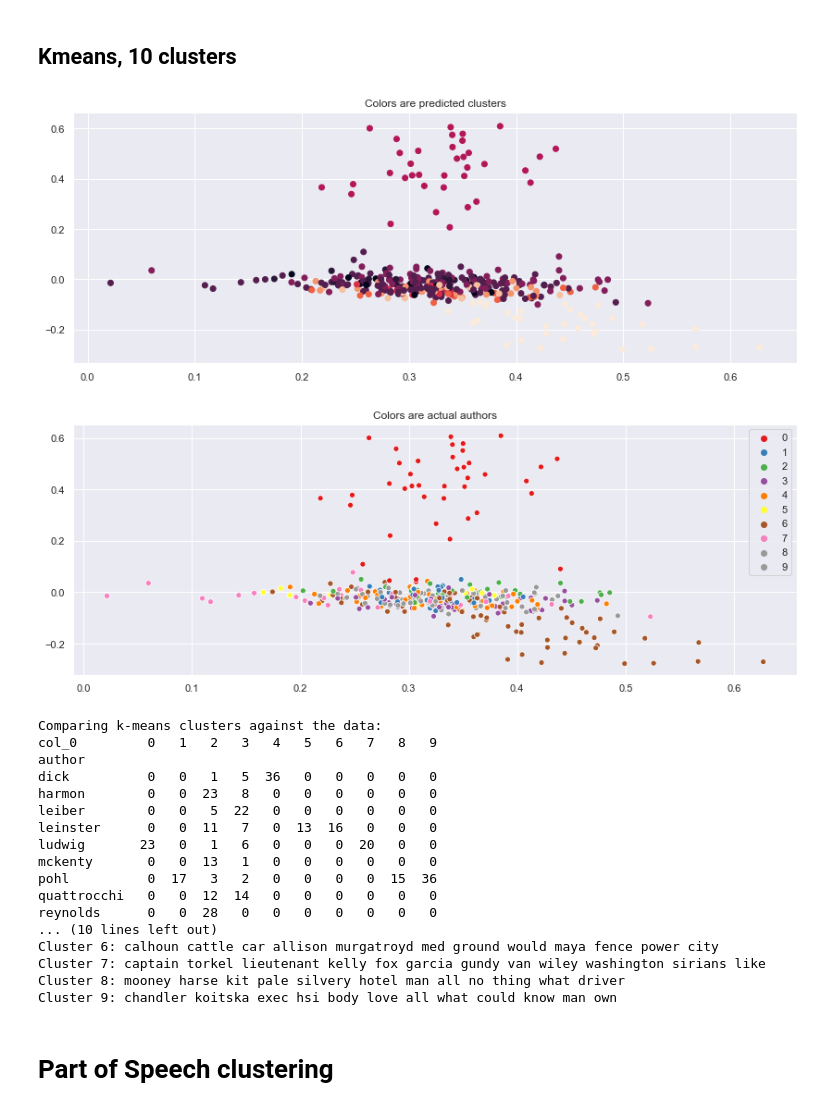
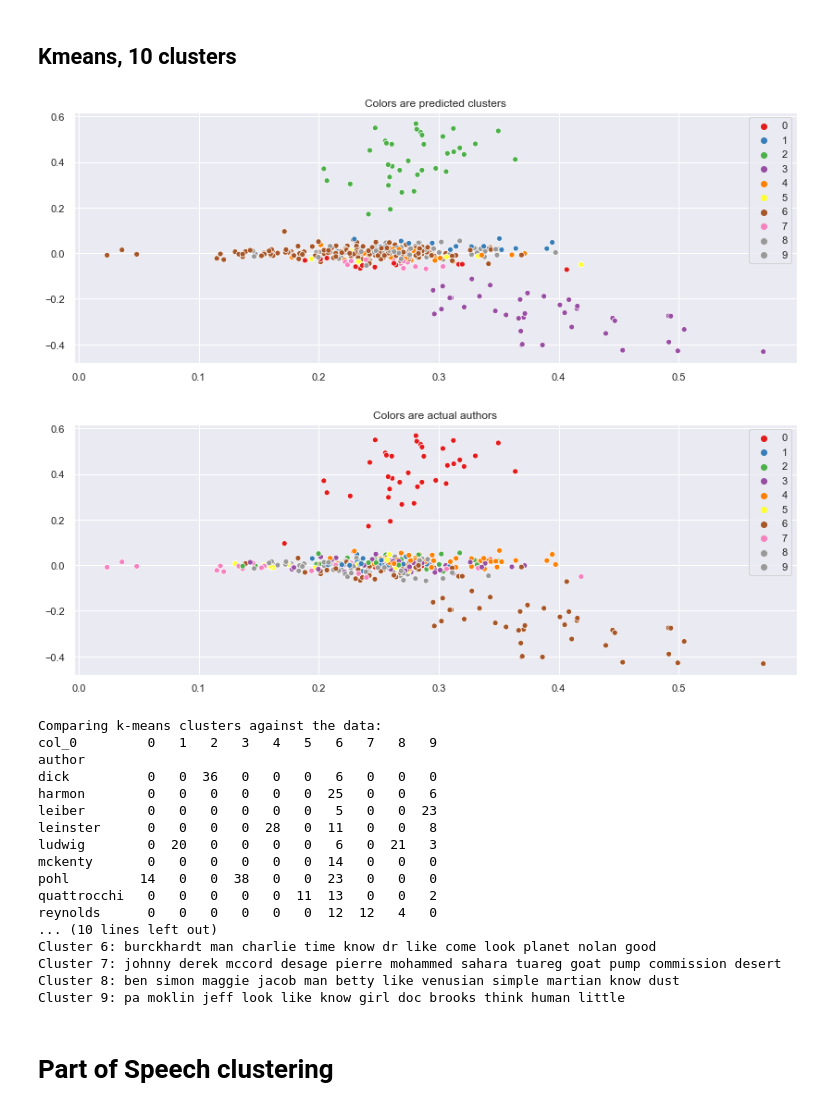
Before and after one commit to cbevis/U4_Capstone, a Jupyter notebook: U4_Capstone.ipynb, the cells around one changed output. Saved outputs shown, nothing was run; the diff lists cells and outputs as text; code cells hidden in the pictures.

```diff
--- a/U4_Capstone.ipynb
+++ b/U4_Capstone.ipynb
@@ -164,7 +164,7 @@ path = 'science_fiction/'
 path_clean = 'science_fiction_cleaned/'
 
 # Change this to False if the files have already been cleaned
-clean_file = True
+clean_file = False
 
 if clean_file == False:
     path = path_clean
@@ -222,11 +222,3 @@ df.reset_index(inplace=True, drop=True)
 df.shape
 # %% [output]
 (503, 3)
-# %%
-# Found a typo in 2 file names
-df.loc[df['author']=='stetcher', 'author'] = 'stecher'
-df.loc[df['text']=='stetcher1', 'text'] = 'stecher1'
-df.loc[df['text']=='stetcher2', 'text'] = 'stecher2'
-
-# Check that authors loaded in correctly
-df['author'].unique()
@@ -303,6 +300,3 @@ df_pos = pd.DataFrame(X_pos.toarray(), columns=columns_pos)
  [ 42  45  34 ...  63   0  75]
  [ 37  35  21 ...  44   0  77]
  [ 59  54  40 ... 118   0 113]]
-# %%
-# Only do this one time
-df = df.join(df_pos, lsuffix='words', rsuffix='pos')
@@ -376,7 +384,7 @@ X_train, X_test, y_train, y_test = train_test_split(both_sents,
 
 vectorizer_tfidf = TfidfVectorizer(max_df=0.75, # drop words that occur in more than this % of paragraphs
                              min_df=5, # only use words that appear at least 5 times
-                             #stop_words='english',
+                             stop_words=STOP_WORDS,
                              lowercase=True, #convert everything to lower case
                              use_idf=True,#we definitely want to use inverse document frequencies in our weighting
                              norm=u'l2', #Applies a correction factor so that longer paragraphs and shorter paragraphs get treated equally
@@ -412,6 +420,10 @@ for i, j in zip(*X_train_tfidf_csr.nonzero()):
 df_tfidf_train = pd.DataFrame(X_train_tfidf.toarray(), columns=list(terms))
 df_tfidf_test = pd.DataFrame(X_test_tfidf.toarray(), columns=list(terms))
 
+# This is a little redundant, but used later to join with the full dataframe, could also join
+# the train and test dataframes
+df_tfidf = pd.DataFrame(vectorizer_tfidf.transform(both_sents).toarray(), columns=list(terms))
+
 # Reduce number of features
 svd = TruncatedSVD(200)
 lsa = make_pipeline(svd, Normalizer(copy=False))
@@ -483,7 +491,7 @@ km = KMeans(n_clusters=10)
 y_pred = km.fit_predict(X_train_lsa)
 
 # Plot the solution.
-plt.scatter(X_train_lsa[:, 0], X_train_lsa[:, 1], c=y_pred)
+sns.scatterplot(X_train_lsa[:, 0], X_train_lsa[:, 1], hue=y_pred, legend='full', palette='Set1')
 plt.title('Colors are predicted clusters')
 plt.show()
 
@@ -491,49 +499,49 @@ le = LabelEncoder()
 y_train_enc = le.fit_transform(y_train)
 y_test_enc = le.fit_transform(y_test)
 
 sns.scatterplot(X_train_lsa[:, 0], X_train_lsa[:, 1], hue=y_train_enc, legend='full', palette='Set1')
 plt.title('Colors are actual authors')
 plt.show()
 # Check the solution against the data.
 print('Comparing k-means clusters against the data:')
 print(pd.crosstab(y_train, y_pred))
 
 # Can also pring label encoded values cross tabs to compare with cluster
 # print('\nCrosstab with label encoded values.  Columns are clusters\n')
 # print(pd.crosstab(y_train_enc, y_pred))
 
 print('\nAdjusted Rand Index: {:.2f}'.format(metrics.adjusted_rand_score(y_train, y_pred)))
 print('Silhouette Score: {:.2f}'.format(metrics.silhouette_score(X_train_lsa,
                                                                  y_pred,
                                                                  metric='euclidean')))
 
 # Find the words corresponding to the cluster centroids
 original_space_centroids = svd.inverse_transform(km.cluster_centers_)
 order_centroids = original_space_centroids.argsort()[:, ::-1]
 
 terms = vectorizer_tfidf.get_feature_names()
 for i in range(10):
     print("Cluster %d:" % i, end='')
     for ind in order_centroids[i, :12]:
         print(' %s' % terms[ind], end='')
     print()
 # %% [output]
-[figure, old version]
+[figure, new version]
-[figure, old version]
+[figure, new version]
 Comparing k-means clusters against the data:
 col_0         0   1   2   3   4   5   6   7   8   9
 author
-dick          0   0   1   5  36   0   0   0   0   0
-harmon        0   0  23   8   0   0   0   0   0   0
-leiber        0   0   5  22   0   0   0   0   0   0
-leinster      0   0  11   7   0  13  16   0   0   0
-ludwig       23   0   1   6   0   0   0  20   0   0
-mckenty       0   0  13   1   0   0   0   0   0   0
-pohl          0  17   3   2   0   0   0   0  15  36
-quattrocchi   0   0  12  14   0   0   0   0   0   0
-reynolds      0   0  28   0   0   0   0   0   0   0
+dick          0   0  36   0   0   0   6   0   0   0
+harmon        0   0   0   0   0   0  25   0   0   6
+leiber        0   0   0   0   0   0   5   0   0  23
+leinster      0   0   0   0  28   0  11   0   0   8
+ludwig        0  20   0   0   0   0   6   0  21   3
+mckenty       0   0   0   0   0   0  14   0   0   0
+pohl         14   0   0  38   0   0  23   0   0   0
+quattrocchi   0   0   0   0   0  11  13   0   0   2
+reynolds      0   0   0   0   0   0  12  12   4   0
 ... (10 lines left out)
-Cluster 6: calhoun cattle car allison murgatroyd med ground would maya fence power city
-Cluster 7: captain torkel lieutenant kelly fox garcia gundy van wiley washington sirians like
-Cluster 8: mooney harse kit pale silvery hotel man all no thing what driver
-Cluster 9: chandler koitska exec hsi body love all what could know man own
+Cluster 6: burckhardt man charlie time know dr like come look planet nolan good
+Cluster 7: johnny derek mccord desage pierre mohammed sahara tuareg goat pump commission desert
+Cluster 8: ben simon maggie jacob man betty like venusian simple martian know dust
+Cluster 9: pa moklin jeff look like know girl doc brooks think human little
```
Also changed, not shown: parts of 42 cells of this notebook.
